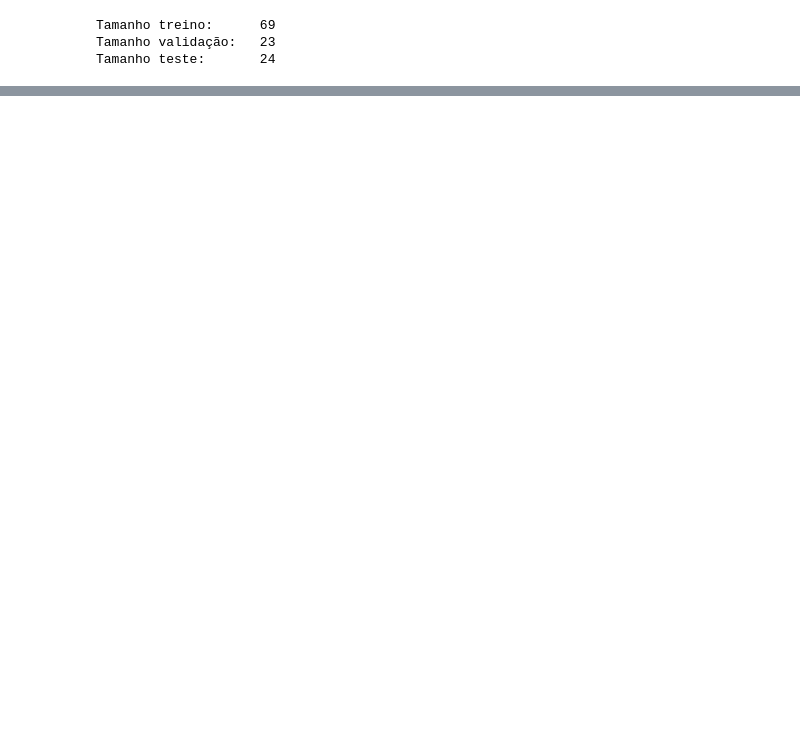
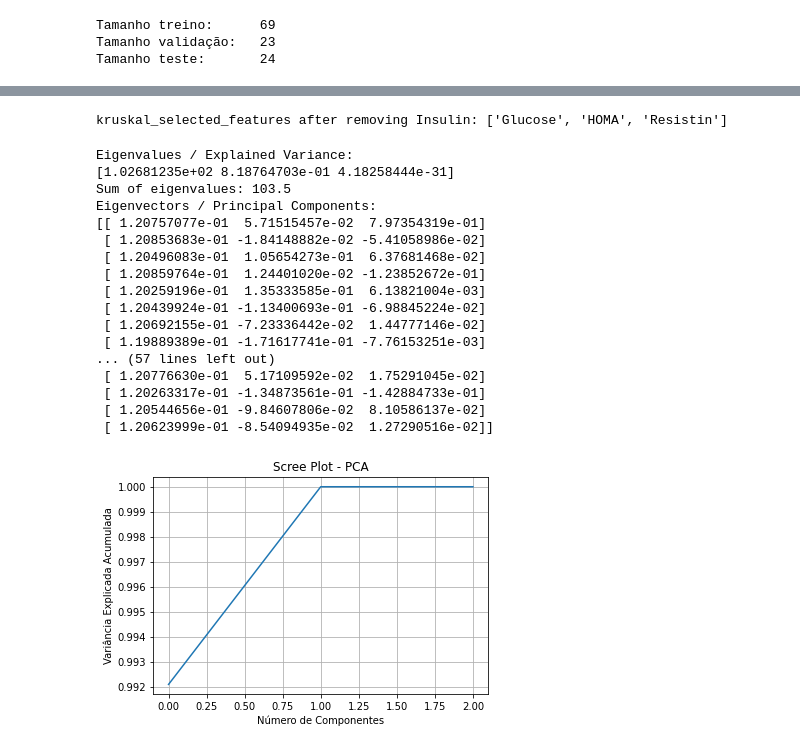
Before and after one commit to alexjmr22/AC_project, a Jupyter notebook: projeto.ipynb, the cells around one changed output, grey strips where cells are left out. Drawn from its saved outputs; the diff is of its cells as text; code cells hidden in the pictures; blank space fills up the shorter version.

```diff
--- a/projeto.ipynb
+++ b/projeto.ipynb
@@ -130,2 +130,58 @@ Feature: Resistin, Kruskal-Wallis H-statistic: 4.873490177055544, p-value: 0.027
 kruskal_selected_features: ['Glucose', 'Insulin', 'HOMA', 'Resistin']
 roc_auc_selected_features: ['Glucose' 'Insulin' 'HOMA' 'Resistin']
+# %%
+#Removemos a insulina pq tem alta correlaçao com a homa mas tem um p-value mais alto
+kruskal_selected_features.remove('Insulin')
+print("kruskal_selected_features after removing Insulin:", kruskal_selected_features)
+# %% [output]
+kruskal_selected_features after removing Insulin: ['Glucose', 'HOMA', 'Resistin']
+# %%
+# --------------------dimensionality reduction --------------
+X = X_train[kruskal_selected_features].to_numpy().T
+
+import matplotlib.pyplot as plt
+from sklearn.decomposition import PCA
+from sklearn.preprocessing import StandardScaler
+
+# Estandardizar (importante no PCA)
+X_std = StandardScaler().fit_transform(X)
+
+# Ajustar PCA
+pca = PCA()
+pca.fit(X_std)
+
+# Variância explicada
+print("Eigenvalues / Explained Variance:")
+print(pca.explained_variance_)
+print("Sum of eigenvalues:", np.sum(pca.explained_variance_))
+
+# Componentes principais (autovetores)
+print("Eigenvectors / Principal Components:")
+print(pca.components_.T)
+
+# Scree plot
+plt.plot(np.cumsum(pca.explained_variance_ratio_))
+plt.xlabel("Número de Componentes")
+plt.ylabel("Variância Explicada Acumulada")
+plt.title("Scree Plot - PCA")
+plt.grid(True)
+plt.show()
+# %% [output]
+Eigenvalues / Explained Variance:
+[1.02681235e+02 8.18764703e-01 4.18258444e-31]
+Sum of eigenvalues: 103.5
+Eigenvectors / Principal Components:
+[[ 1.20757077e-01  5.71515457e-02  7.97354319e-01]
+ [ 1.20853683e-01 -1.84148882e-02 -5.41058986e-02]
+ [ 1.20496083e-01  1.05654273e-01  6.37681468e-02]
+ [ 1.20859764e-01  1.24401020e-02 -1.23852672e-01]
+ [ 1.20259196e-01  1.35333585e-01  6.13821004e-03]
+ [ 1.20439924e-01 -1.13400693e-01 -6.98845224e-02]
+ [ 1.20692155e-01 -7.23336442e-02  1.44777146e-02]
+ [ 1.19889389e-01 -1.71617741e-01 -7.76153251e-03]
+... (57 lines left out)
+ [ 1.20776630e-01  5.17109592e-02  1.75291045e-02]
+ [ 1.20263317e-01 -1.34873561e-01 -1.42884733e-01]
+ [ 1.20544656e-01 -9.84607806e-02  8.10586137e-02]
+ [ 1.20623999e-01 -8.54094935e-02  1.27290516e-02]]
+[figure, added]
```
Also changed, not shown: parts of 1 cell of this notebook.
